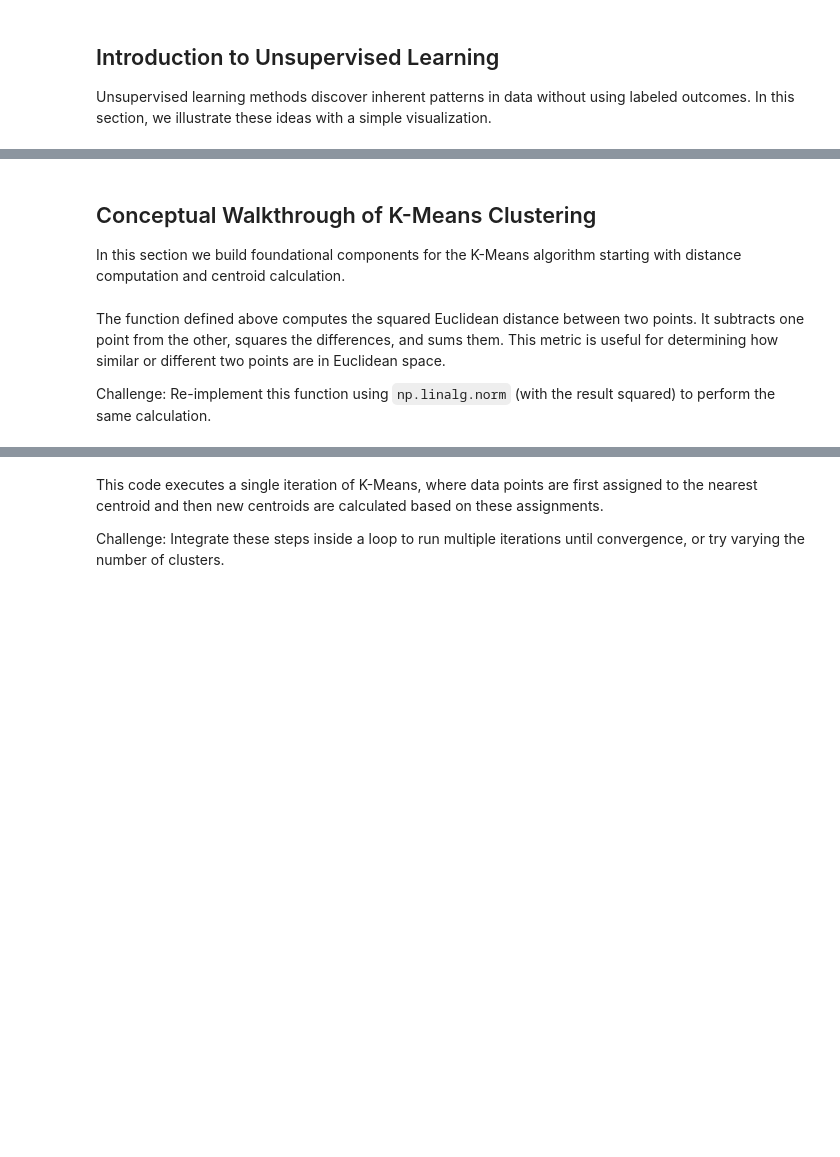
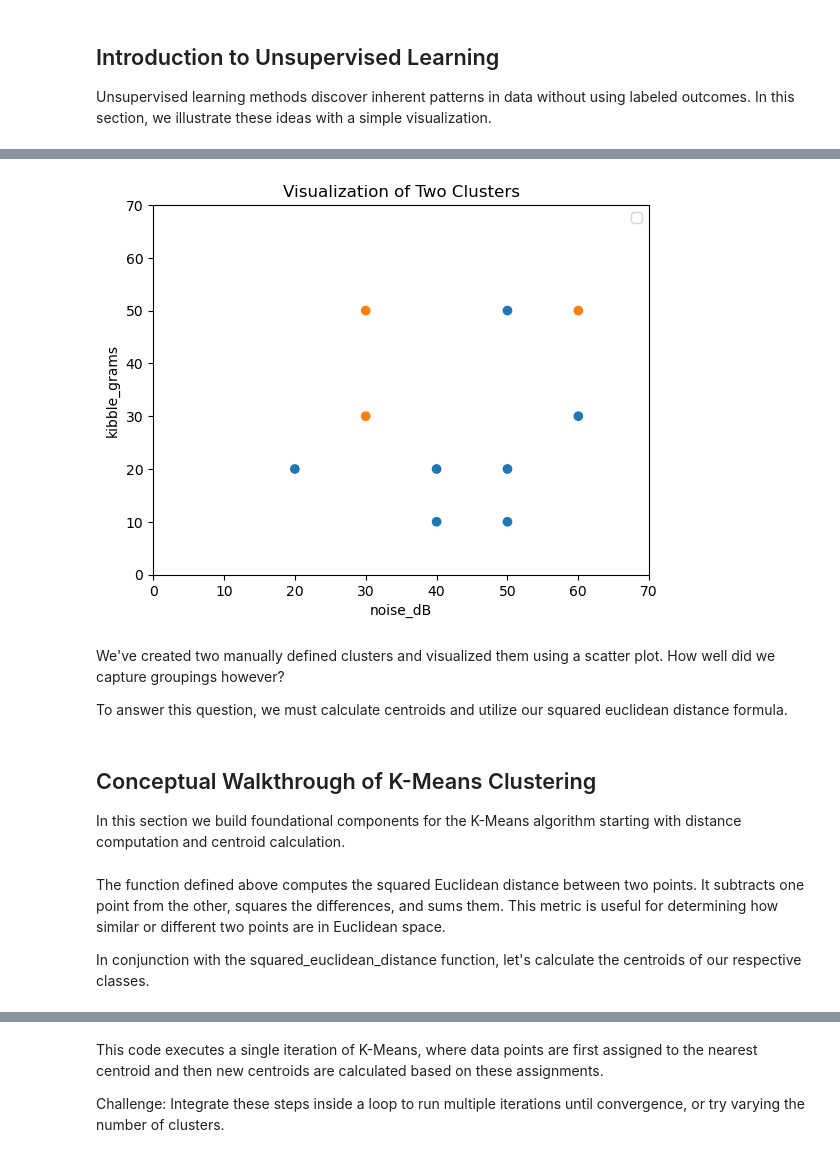
Before and after one commit to sps718/ds2025, a Jupyter notebook: content/phase2/week07/kmeans.ipynb, the cells around one changed output, grey strips where cells are left out. Drawn from its saved outputs; the diff is of its cells as text; code cells hidden in the pictures; blank space fills up the shorter version.

```diff
--- a/content/phase2/week07/kmeans.ipynb
+++ b/content/phase2/week07/kmeans.ipynb
@@ -34,3 +59,22 @@ Challenge: Modify the visualization by changing the marker style, size, or addin
+# %%
+# Create a scatter plot to visualize these clusters
+colors = {0:'tab:blue', 1:'tab:orange'}
+
+plt.scatter(points[:, 0], points[:, 1],  c=np.vectorize(colors.get)(clusters))
+plt.title('Visualization of Two Clusters')
+
+plt.xlim([0, 70])
+plt.ylim([0, 70])
+plt.xlabel('noise_dB')
+plt.ylabel('kibble_grams')
+plt.legend()
+plt.show()
+# %% [output]
+[figure, added]
+# %% [markdown]
+We've created two manually defined clusters and visualized them using a scatter plot. How well did we capture groupings however?
+
+To answer this question, we must calculate centroids and utilize our squared euclidean distance formula.
 # %% [markdown]
 ## Conceptual Walkthrough of K-Means Clustering
 
@@ -42,4 +86,4 @@ def squared_euclidean_distance(a, b):
 # %% [markdown]
 The function defined above computes the squared Euclidean distance between two points. It subtracts one point from the other, squares the differences, and sums them. This metric is useful for determining how similar or different two points are in Euclidean space.
 
-Challenge: Re-implement this function using `np.linalg.norm` (with the result squared) to perform the same calculation.
+In conjunction with the squared_euclidean_distance function, let's calculate the centroids of our respective classes.
```
Also changed, not shown: parts of 68 cells of this notebook, 1 other file.
